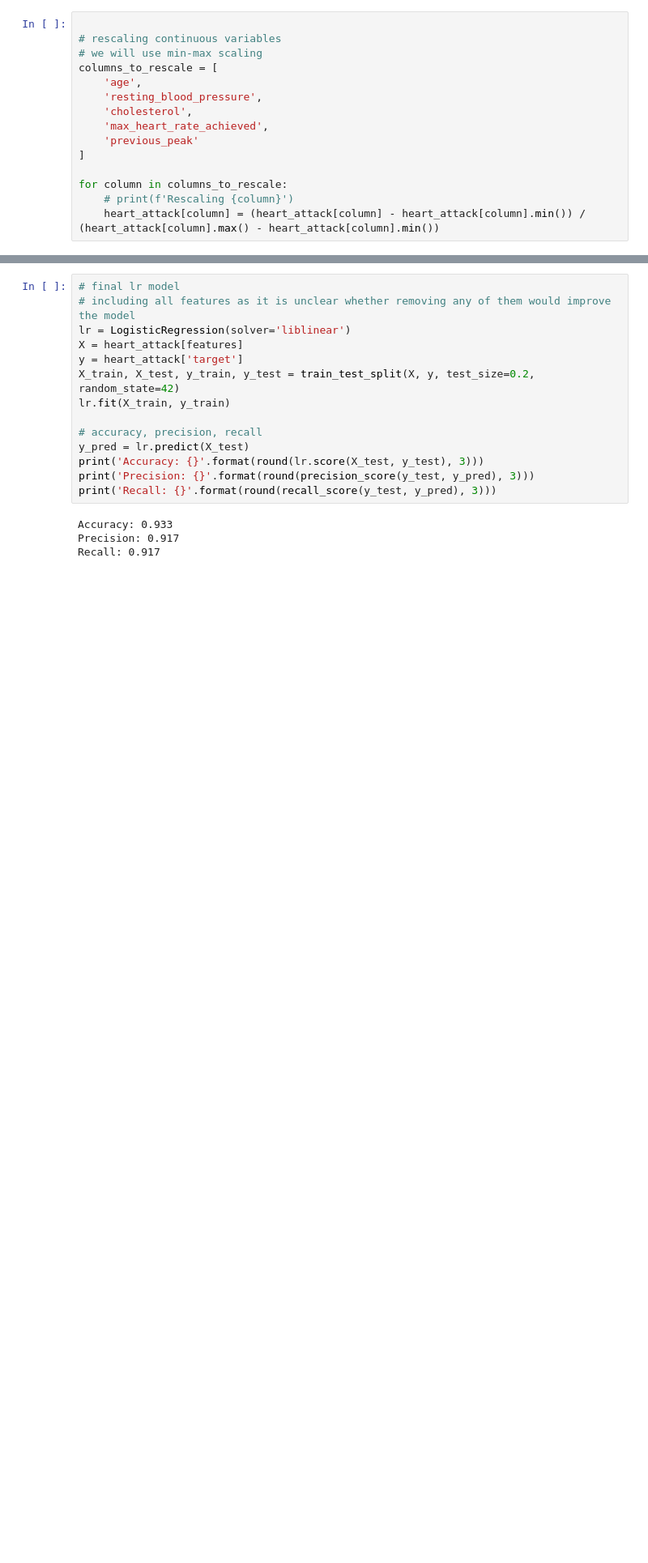
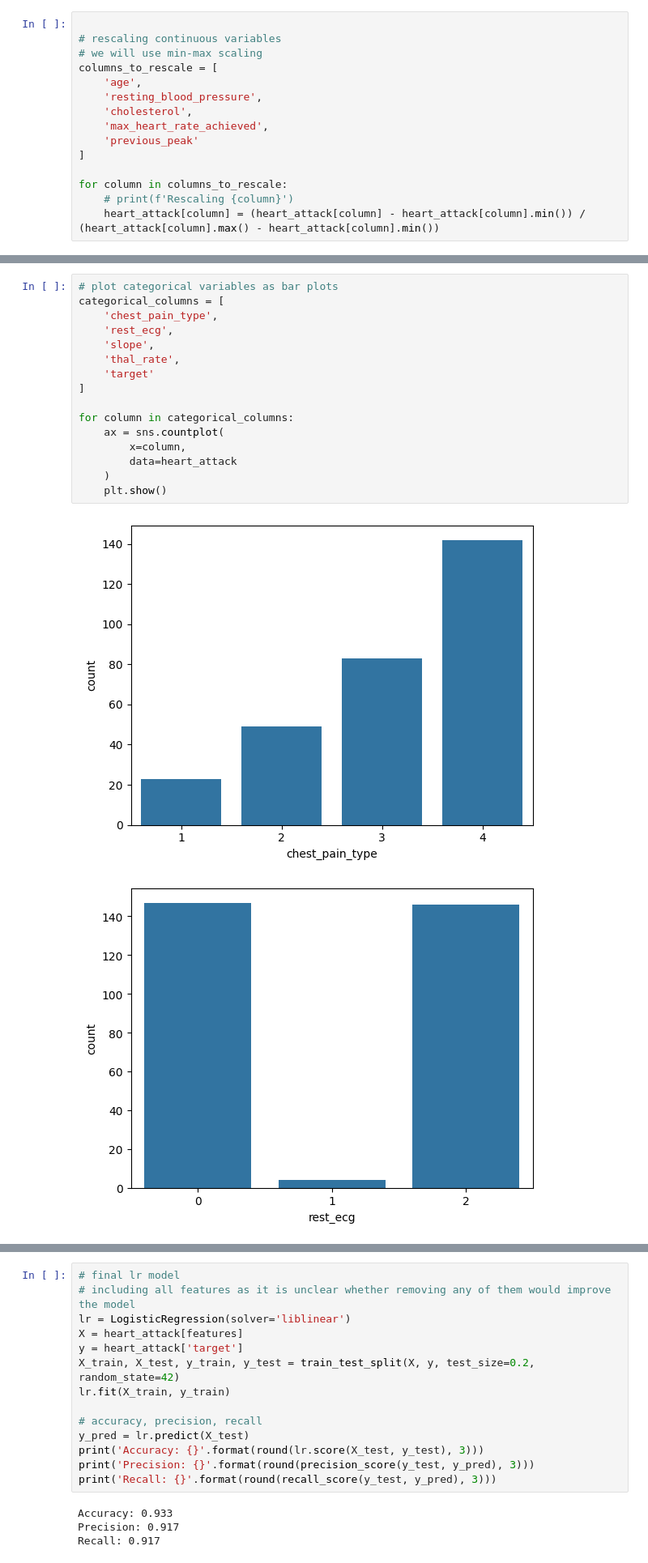
Before and after one commit to kekatzmann/heart-disease-prediction, a Jupyter notebook: heart_disease_prediction.ipynb, the cells around one changed output, grey strips where cells are left out. Shown at 81% size. Saved outputs shown, nothing was run; the diff lists cells and outputs as text; blank space fills up the shorter version.

```diff
--- a/heart_disease_prediction.ipynb
+++ b/heart_disease_prediction.ipynb
@@ -218,0 +248,19 @@ ax = sns.pairplot(
+# %%
+# plot categorical variables as bar plots
+categorical_columns = [
+    'chest_pain_type',
+    'rest_ecg',
+    'slope',
+    'thal_rate',
+    'target'
+]
+
+for column in categorical_columns:
+    ax = sns.countplot(
+        x=column,
+        data=heart_attack
+    )
+    plt.show()
+# %% [output]
+[figure, added]
+[figure, added]
```
Also changed, not shown: parts of 29 cells of this notebook.
